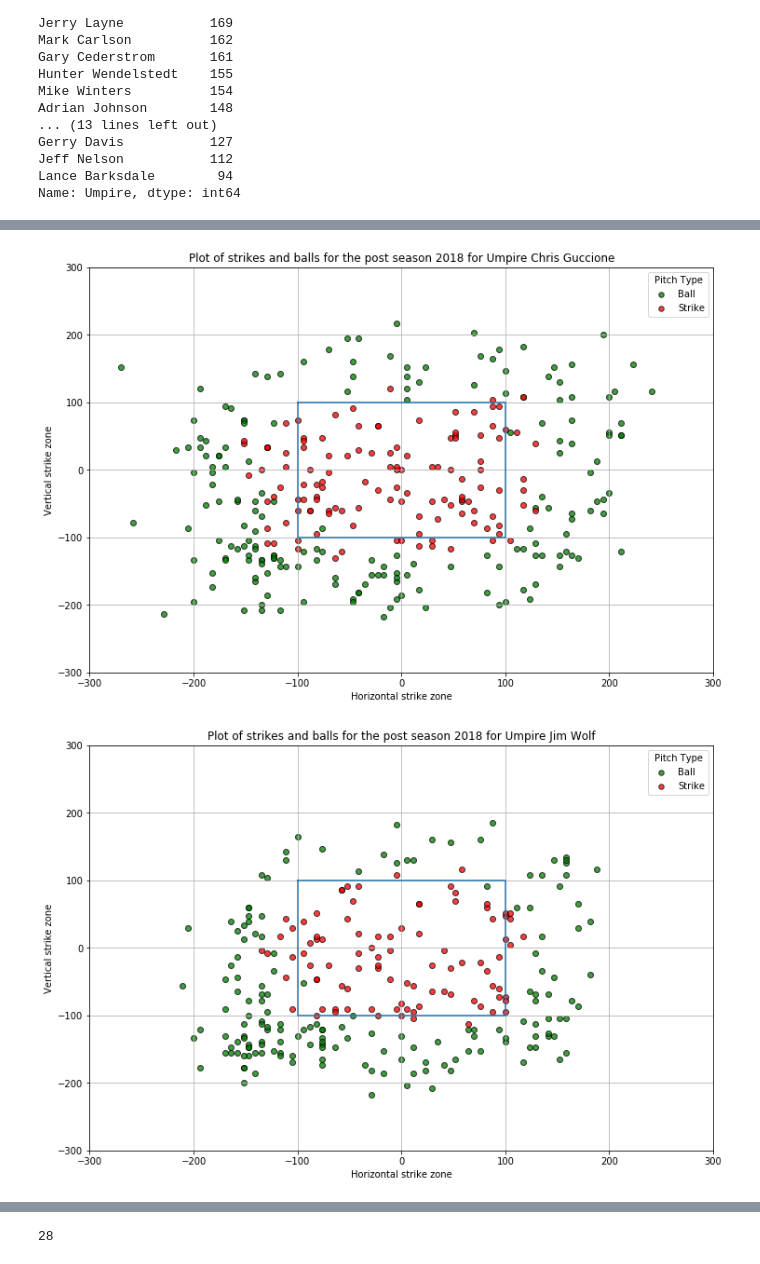
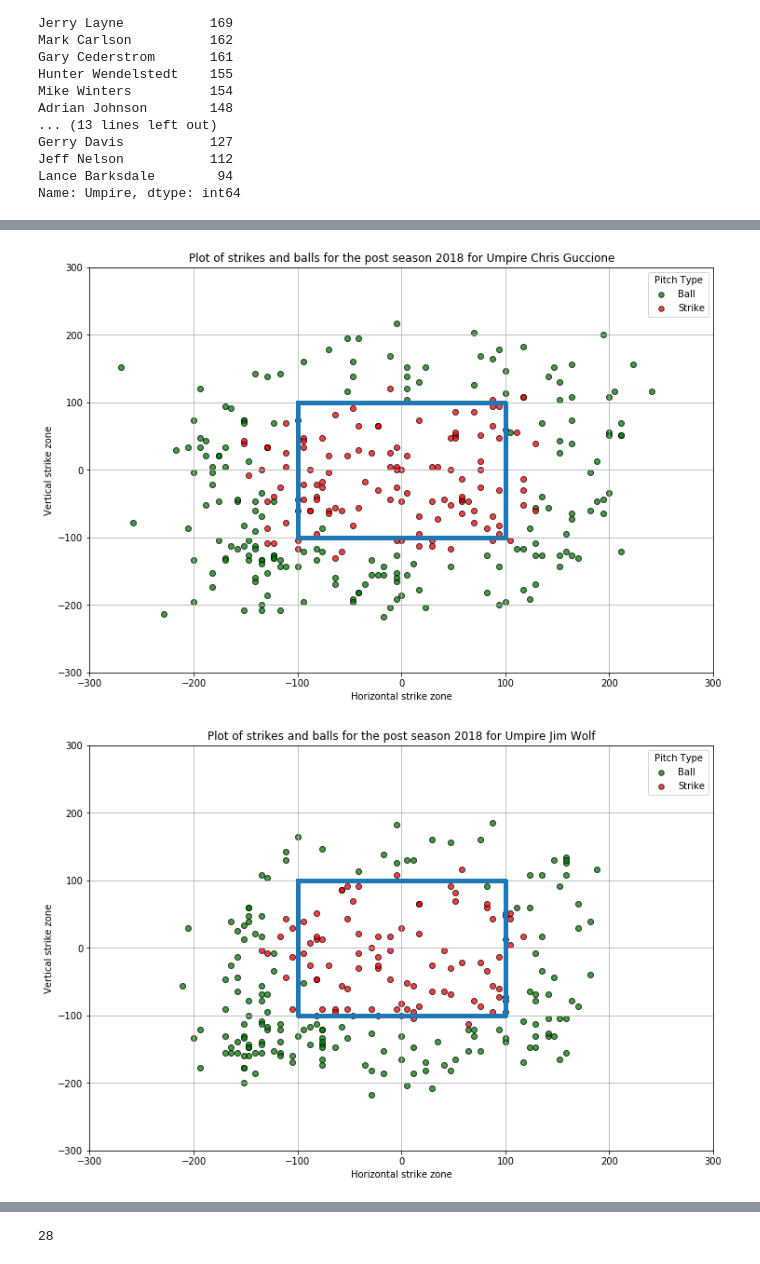
Before and after one commit to ForrestMcDougal/MLB-Postseason-Umpire-Analysis, a Jupyter notebook: Charts.ipynb, the cells around one changed output, grey strips where cells are left out. Saved outputs shown, nothing was run; the diff lists cells and outputs as text; code cells hidden in the pictures.

```diff
--- a/Charts.ipynb
+++ b/Charts.ipynb
@@ -222,35 +222,35 @@ temp_plot = plt.scatter(x_axis_b_cg, y_axis_b_cg, marker="o", facecolors="green"
 temp_plot = plt.scatter(x_axis_s_cg, y_axis_s_cg, marker="o", facecolors="red",edgecolors="black", alpha=0.75)
 
 plt.grid()
 
 # add the titleing (not the the \n is like a ^p for the text)
 plt.title("Plot of strikes and balls for the post season 2018 for Umpire Chris Guccione")
 plt.xlabel("Horizontal strike zone")
 plt.ylabel("Vertical strike zone")
 # We might want to put a note to the side so this is a placeholder
 # plt.text(42, 35, "Note: \nThe note goes here.")
 
 # create and size the ledgend
 lgnd= plt.legend(["Ball", "Strike"], loc=1, markerscale = .5, title="Pitch Type")
 # this part adds the pitch types, and makes all the dots in the legond the same size
 lgnd.legendHandles[0]._sizes = [30]
 lgnd.legendHandles[1]._sizes = [30]
 
 # adds a box to show the strike zone
 x = [-100, -100, 100, 100, -100]
 y = [100, -100, -100, 100, 100]
-plt.plot(x, y)
+plt.plot(x, y, linewidth = 5)
 
 
 
 
 # save the file
 plt.savefig("Images/Strikes-Balls_Chris_Guccione.png", bbox_inches="tight")
 
 # Show plot
 plt.show()
 # %% [output]
-[figure, old version]
+[figure, new version]
 # %%
 # Jim Wolf
 
@@ -288,7 +288,7 @@ lgnd.legendHandles[1]._sizes = [30]
 # adds a box to show the strike zone
 x = [-100, -100, 100, 100, -100]
 y = [100, -100, -100, 100, 100]
-plt.plot(x, y)
+plt.plot(x, y, linewidth = 5)
 
 
 
@@ -299,7 +299,7 @@ plt.savefig("Images/Strikes-Balls_Jim_Wolf.png", bbox_inches="tight")
 # Show plot
 plt.show()
 # %% [output]
-[figure, old version]
+[figure, new version]
 # %%
 # Chad Fairchild
 
```
Also changed, not shown: parts of 6 cells of this notebook.
